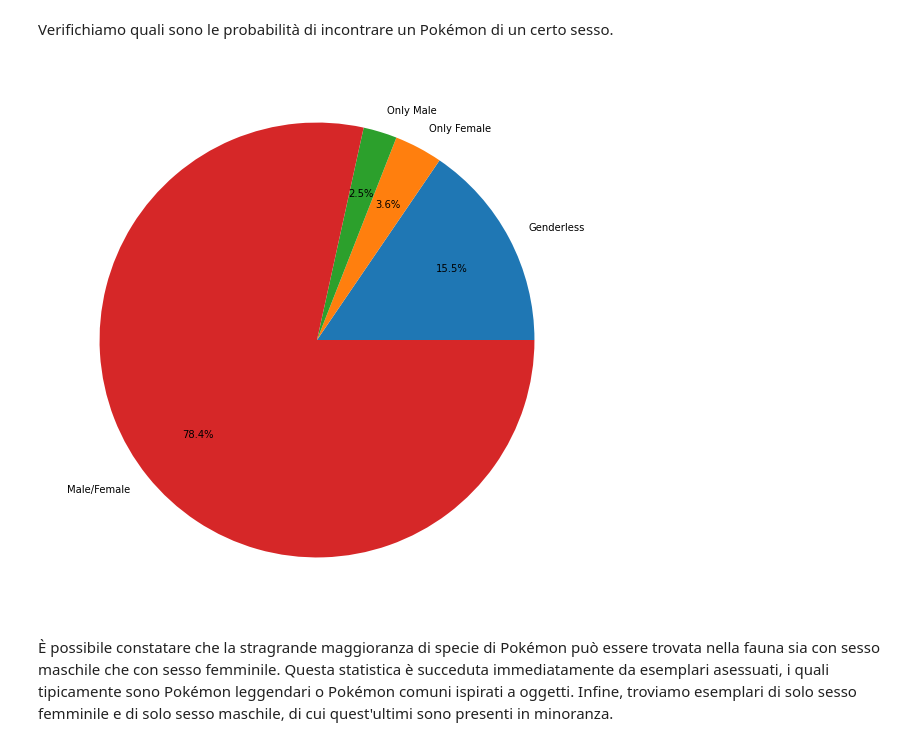
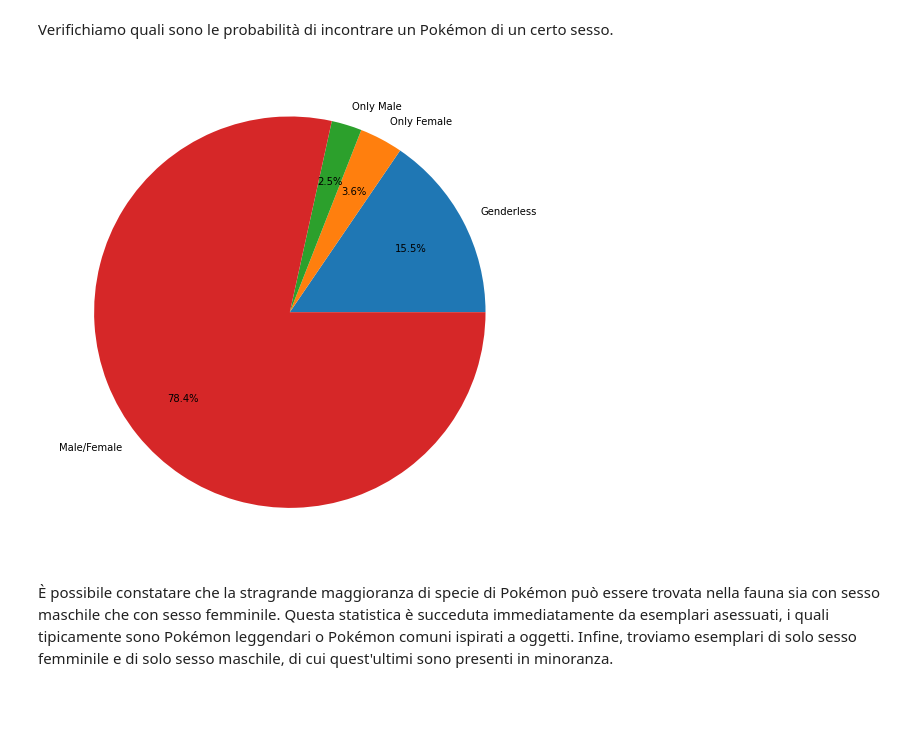
Before and after one commit to nebuchadneZZar01/DA_project, a Jupyter notebook: pokebook.ipynb, the cells around one changed output. Drawn from its saved outputs; the diff is of its cells as text; code cells hidden in the pictures; blank space fills up the shorter version.

```diff
--- a/pokebook.ipynb
+++ b/pokebook.ipynb
@@ -293,19 +294,19 @@ Verifichiamo quali sono le probabilità di incontrare un Pokémon di un certo se
 # %%
 genderless = len(pokedex[pokedex['genderless']==True]['genderless'])                               # numero di asessuati
 only_female = len(pokedex[pokedex['female_rate']==1]['female_rate'])                               # numero di pkmn 100% femmina
 only_male = pokedex[pokedex['female_rate']==0]
 only_male = len(only_male[only_male['genderless']!=True]['female_rate'])                           # numero di pkmn 100% maschio
 
 gender = len(pokedex[pokedex['genderless']==False]['female_rate']) - only_female - only_male       # numero di pknm che possono essere maschio o femmina
 
 counts = [genderless, only_female, only_male, gender]
 labels = ['Genderless', 'Only Female', 'Only Male', 'Male/Female']
 
-plt.figure(figsize=(15,10))
+plt.figure(figsize=(15,9))
 plt.pie(counts, autopct='%1.1f%%', pctdistance=0.7, labeldistance=1.1, labels=labels)
 plt.show()
 # %% [output]
-[figure, old version]
+[figure, new version]
 # %% [markdown]
 È possibile constatare che la stragrande maggioranza di specie di Pokémon può essere trovata nella fauna sia con sesso maschile che con sesso femminile. Questa statistica è succeduta immediatamente da esemplari asessuati, i quali tipicamente sono Pokémon leggendari o Pokémon comuni ispirati a oggetti. Infine, troviamo esemplari di solo sesso femminile e di solo sesso maschile, di cui quest'ultimi sono presenti in minoranza.
 # %% [markdown]
```
Also changed, not shown: parts of 20 cells of this notebook.
